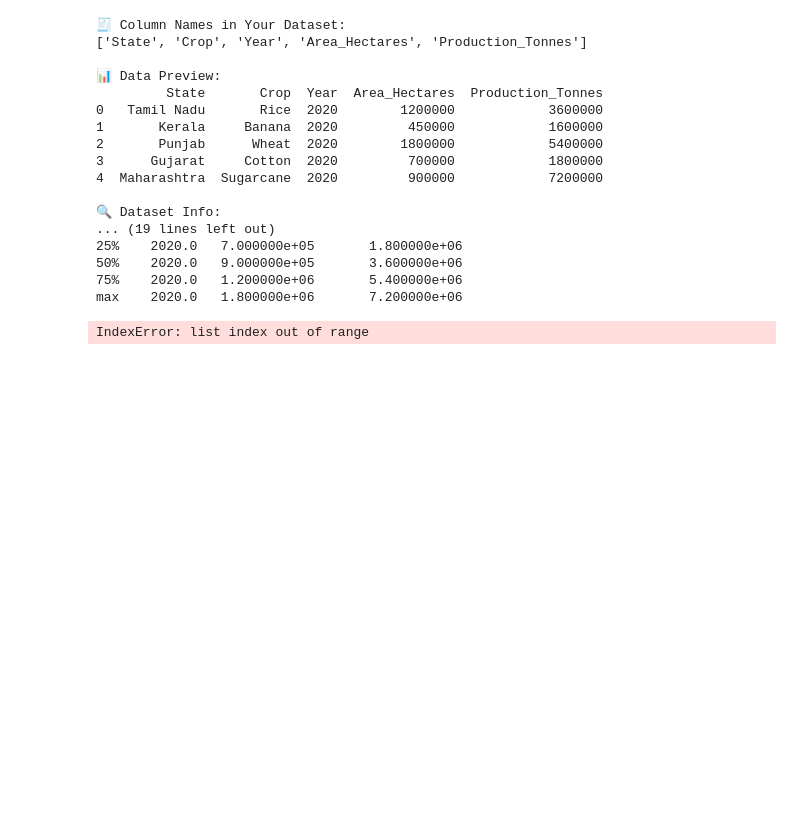
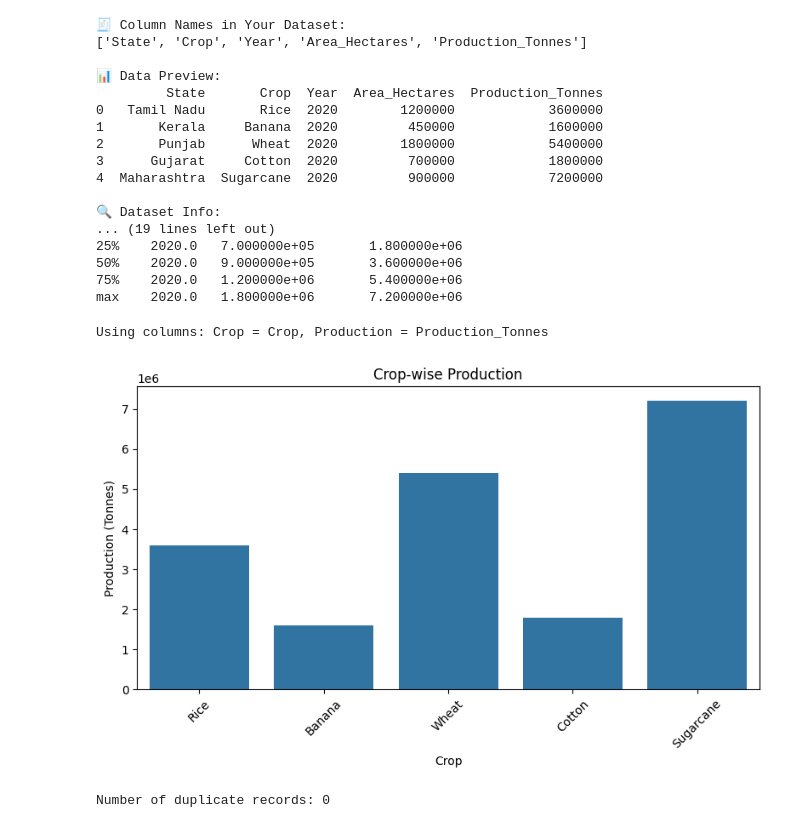
Before and after one commit to AnandapriyaAmarnath/ds_Agridata_explorer, a Jupyter notebook: agri_data_analysis.ipynb, the cells around one changed output. Cells and saved outputs as stored; diff of their text form; code cells hidden in the pictures; blank space fills up the shorter version.

```diff
--- a/agri_data_analysis.ipynb
+++ b/agri_data_analysis.ipynb
@@ -154,22 +93,35 @@ print(df.describe())
 75%    2020.0   1.200000e+06       5.400000e+06
 max    2020.0   1.800000e+06       7.200000e+06
 # %%
-# OPTIONAL: Try to auto-detect correct column names (manually adjust if needed)
-# Try to find columns similar to 'Rainfall' and 'Crop Yield'
-rainfall_col = [col for col in df.columns if 'rain' in col.lower()][0]
-yield_col = [col for col in df.columns if 'yield' in col.lower()][0]
-crop_col = [col for col in df.columns if 'crop' in col.lower()][0]
+# Analyze Crop Production
 
-print(f"\nUsing columns: Rainfall = {rainfall_col}, Yield = {yield_col}, Crop = {crop_col}")
+crop_col = 'Crop'
+production_col = 'Production_Tonnes'
 
-# Plot
+print(f"\nUsing columns: Crop = {crop_col}, Production = {production_col}")
+
+# Plot Crop vs Production
 plt.figure(figsize=(8, 5))
-sns.scatterplot(data=df, x=rainfall_col, y=yield_col, hue=crop_col)
-plt.title('Crop Yield vs Rainfall')
-plt.xlabel(rainfall_col)
-plt.ylabel(yield_col)
-plt.grid(True)
+
+sns.barplot(
+    data=df,
+    x=crop_col,
+    y=production_col
+)
+
+plt.title('Crop-wise Production')
+plt.xlabel('Crop')
+plt.ylabel('Production (Tonnes)')
+plt.xticks(rotation=45)
 plt.tight_layout()
 plt.show()
 # %% [output]
-IndexError: list index out of range
+Using columns: Crop = Crop, Production = Production_Tonnes
+[figure, added]
+# %%
+# Check for duplicate records
+duplicates = df.duplicated().sum()
+
+print("Number of duplicate records:", duplicates)
+# %% [output]
+Number of duplicate records: 0
```
Also changed, not shown: parts of 14 cells of this notebook.
